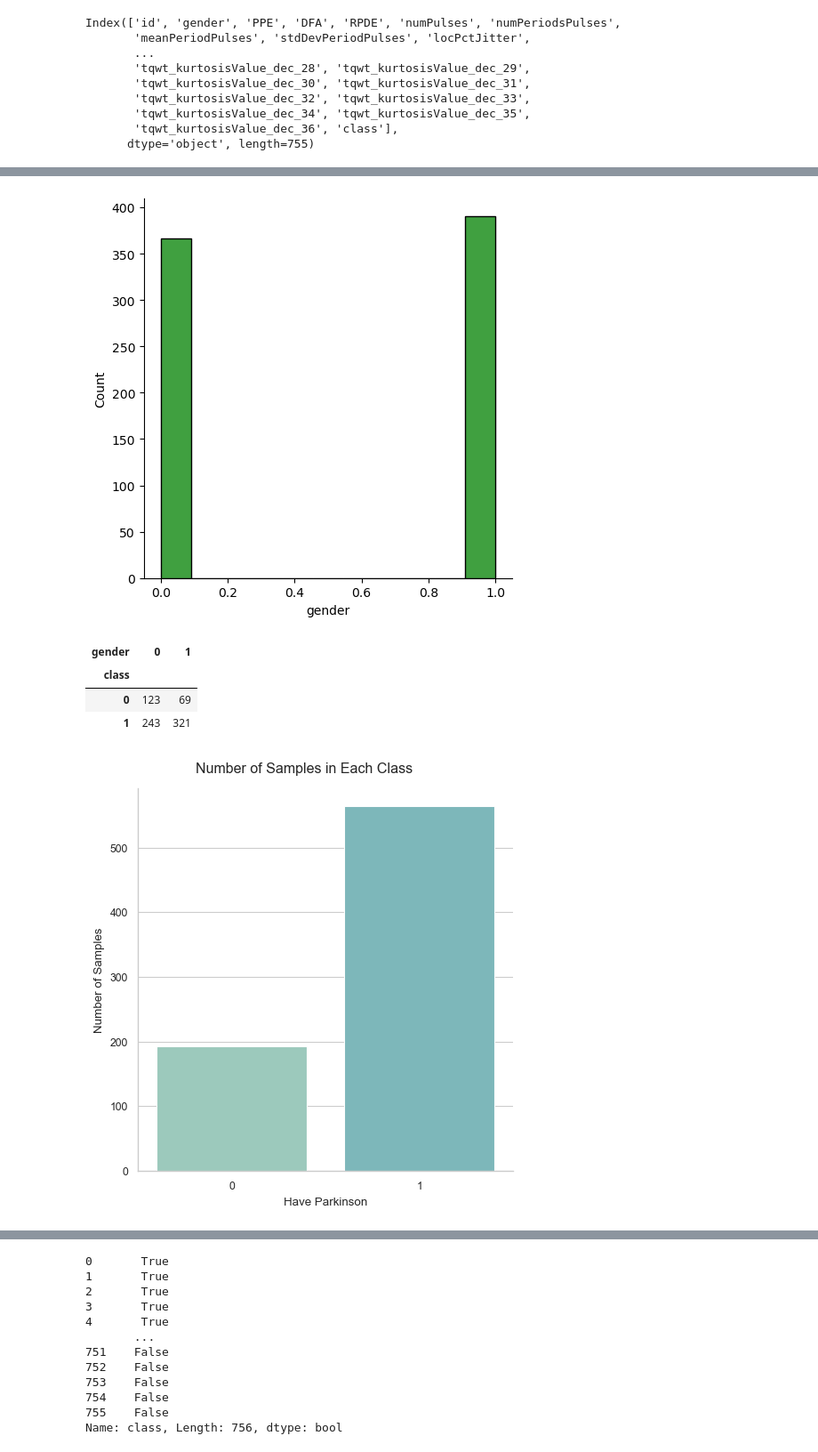
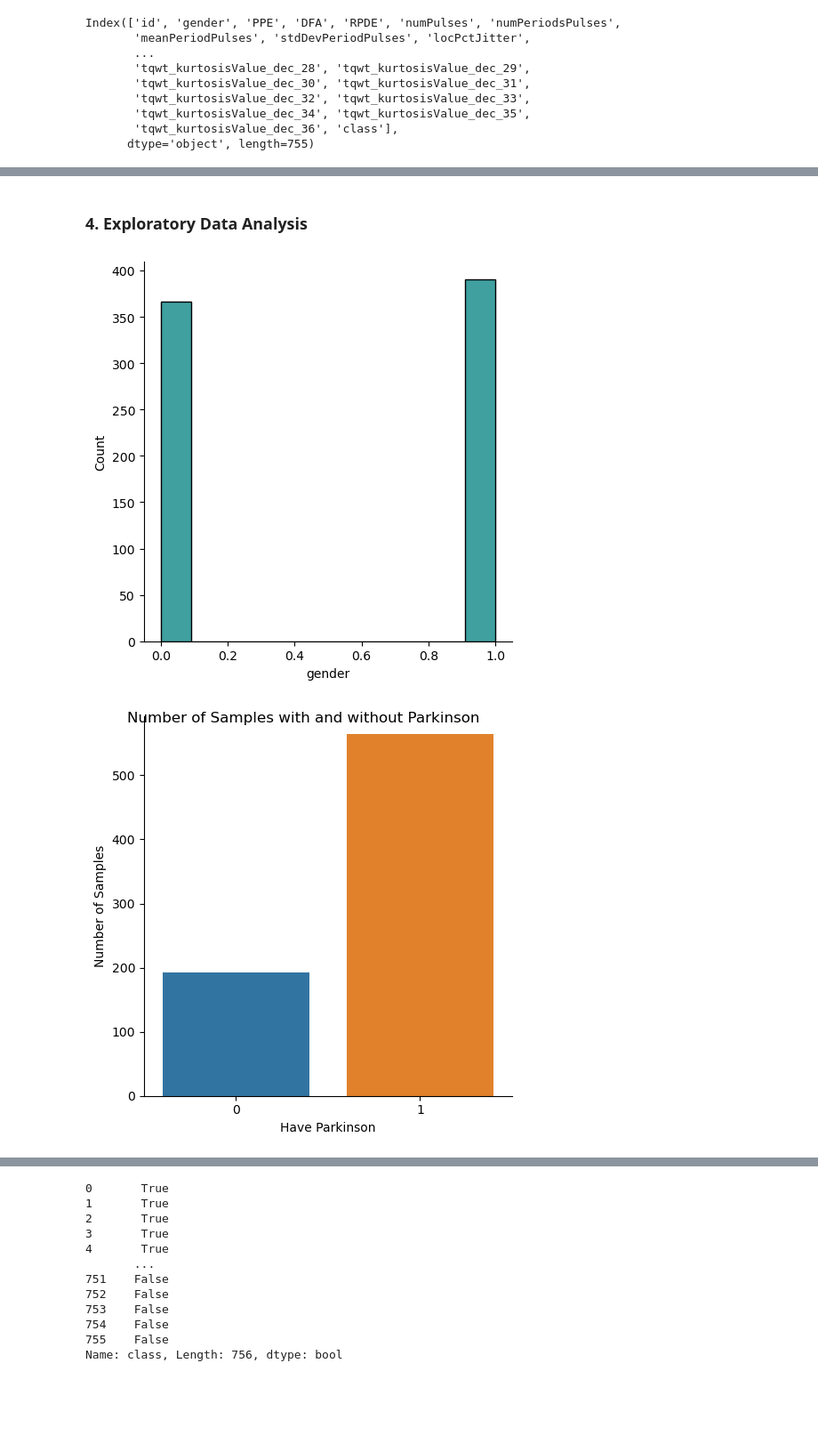
Before and after one commit to mvorot/ParkinsonLocator, a Jupyter notebook: ML/ParkinsonLocator.ipynb, the cells around one changed output, grey strips where cells are left out. Shown at 89% size. Cells and saved outputs as stored; diff of their text form; code cells hidden in the pictures; blank space fills up the shorter version.

```diff
--- a/ML/ParkinsonLocator.ipynb
+++ b/ML/ParkinsonLocator.ipynb
@@ -93,22 +70,15 @@ Length: 755, dtype: int64
+# %% [markdown]
+### 4. Exploratory Data Analysis
 # %%
-sns.displot(df["gender"], color = "Green");
+sns.displot(df["gender"], color = "Teal");
 # %% [output]
-[figure, old version]
+[figure, new version]
-# %%
-pd.crosstab(df["class"], df["gender"])
-# %% [output]
-| gender | 0 | 1 |
-| class |  |  |
-| 0 | 123 | 69 |
-| 1 | 243 | 321 |
 # %%
-sns.set_style('whitegrid')
-sns.set_context('paper')
-sns.set_palette('GnBu_d')
+sns.set_palette("tab10")
 a = sns.catplot(x='class', data=df, kind='count')
-a.fig.suptitle('Number of Samples in Each Class', y=1.03)
+a.fig.suptitle('Number of Samples with and without Parkinson')
 a.set(ylabel='Number of Samples', xlabel='Have Parkinson')
 plt.show()
 # %% [output]
-[figure, old version]
+[figure, new version]
 # %%
```
Also changed, not shown: parts of 39 cells of this notebook.
